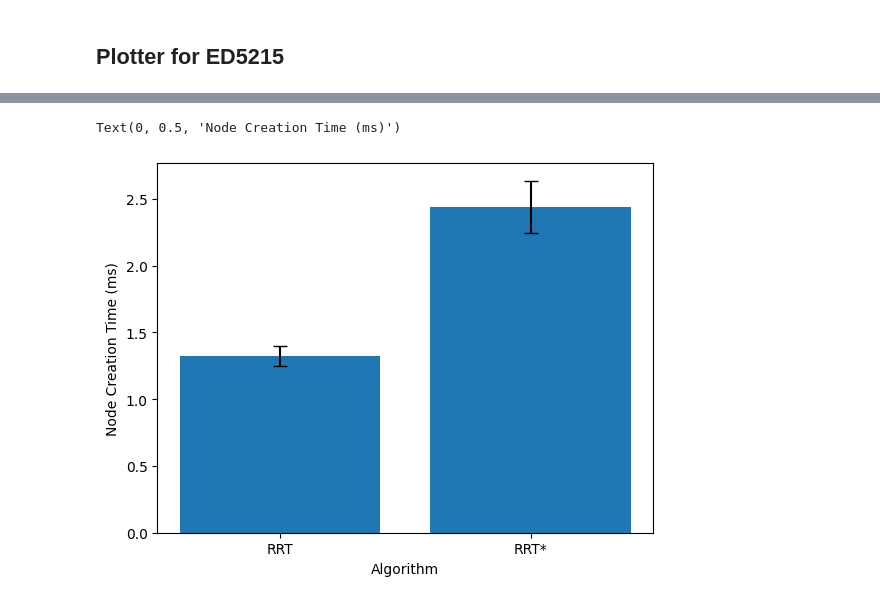
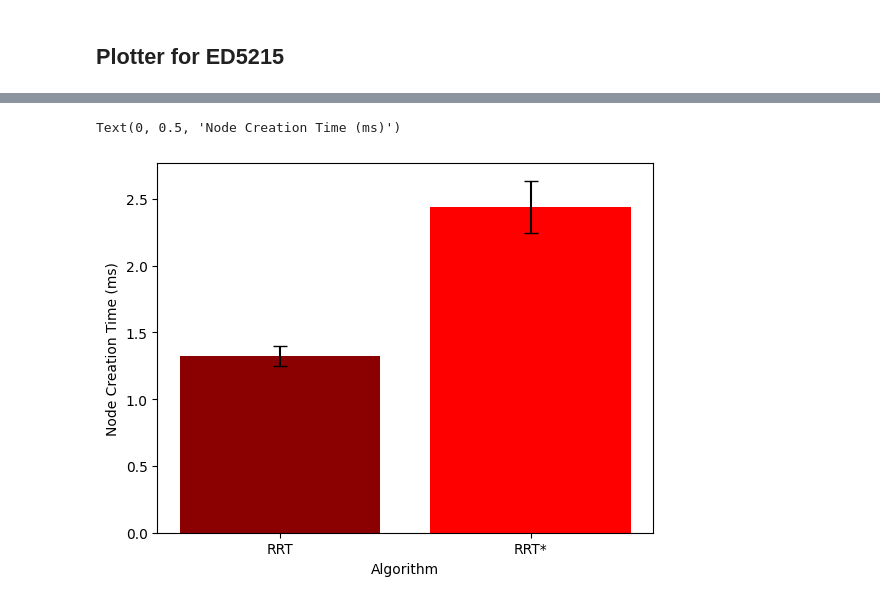
Before and after one commit to prithvi-raj-b/rrtstar-kuka-iiwa7, a Jupyter notebook: src/plotter.ipynb, the cells around one changed output, grey strips where cells are left out. Cells and saved outputs as stored; diff of their text form; code cells hidden in the pictures.

```diff
--- a/src/plotter.ipynb
+++ b/src/plotter.ipynb
@@ -132,7 +132,7 @@ plt.ylim(bottom=0)
 # %%
-plt.bar(categories, ravg, yerr=rerr, capsize=5)
+plt.bar(categories, ravg, yerr=rerr, capsize=5,color=['darkred','red'])
 plt.xlabel('Algorithm')
 plt.ylabel('Node Creation Time (ms)')
 # %% [output]
 Text(0, 0.5, 'Node Creation Time (ms)')
-[figure, old version]
+[figure, new version]
```
Also changed, not shown: parts of 7 cells of this notebook, 8 other files.
